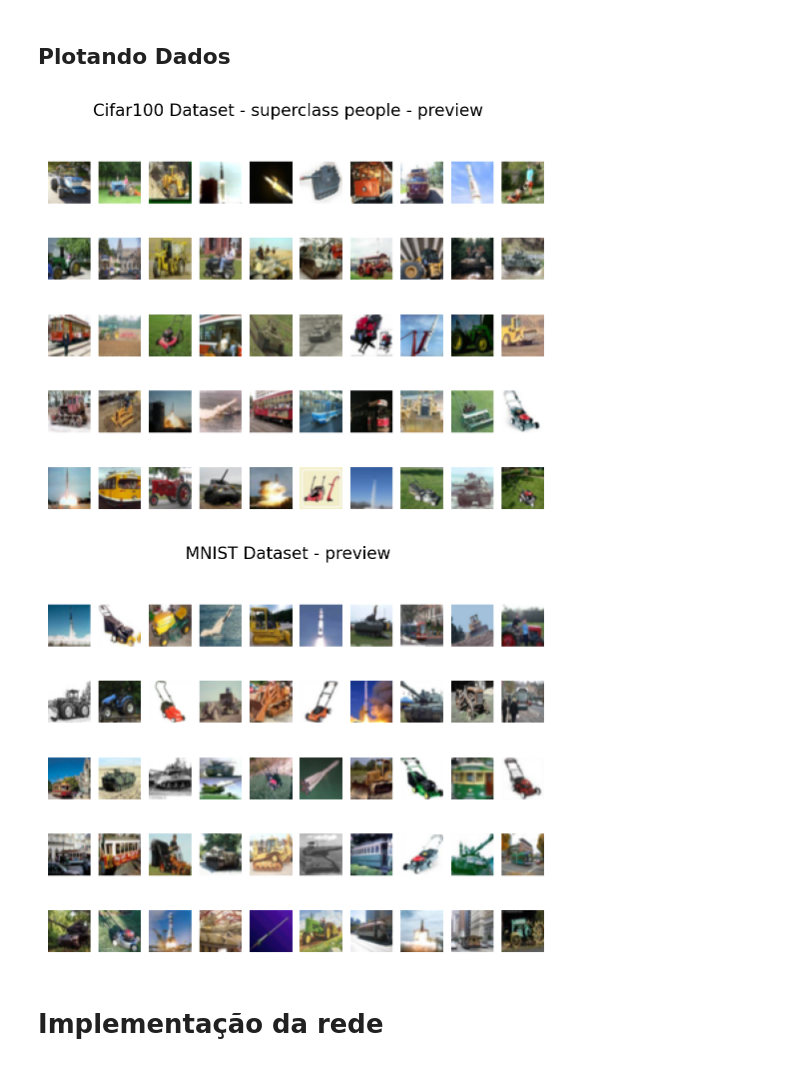
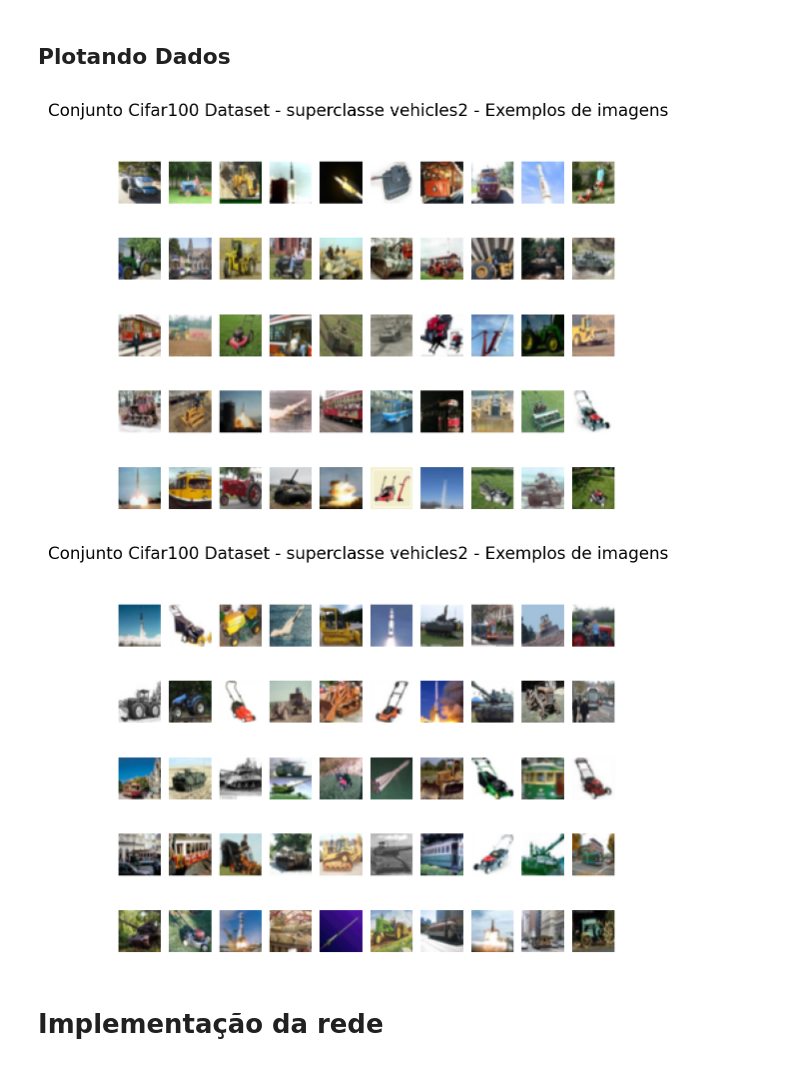
Before and after one commit to lucas-maia-morais/tg-complexity-of-representations, a Jupyter notebook: CifarVehicles2LeNet5Dropout.ipynb, the cells around one changed output. Cells and saved outputs as stored; diff of their text form; code cells hidden in the pictures.

```diff
--- a/CifarVehicles2LeNet5Dropout.ipynb
+++ b/CifarVehicles2LeNet5Dropout.ipynb
@@ -377,21 +365,21 @@ N_ROWS = 5
 # %%
 fig = plt.figure()
 for index in range(1, ROW_IMG * N_ROWS + 1):
     plt.subplot(N_ROWS, ROW_IMG, index)
     plt.axis('off')
     plt.imshow(train_dataset.data[index])
-fig.suptitle('Cifar100 Dataset - superclass people - preview');
+fig.suptitle('Conjunto Cifar100 Dataset - superclasse vehicles2 - Exemplos de imagens');
 # %% [output]
-[figure, old version]
+[figure, new version]
 # %%
 fig = plt.figure()
 for index in range(1, ROW_IMG * N_ROWS + 1):
     plt.subplot(N_ROWS, ROW_IMG, index)
     plt.axis('off')
     plt.imshow(valid_dataset.data[index], cmap='gray_r')
-fig.suptitle('MNIST Dataset - preview');
+fig.suptitle('Conjunto Cifar100 Dataset - superclasse vehicles2 - Exemplos de imagens');
 # %% [output]
-[figure, old version]
+[figure, new version]
 # %% [markdown]
 # Implementação da rede
 # %%
```
Also changed, not shown: parts of 47 cells of this notebook.
